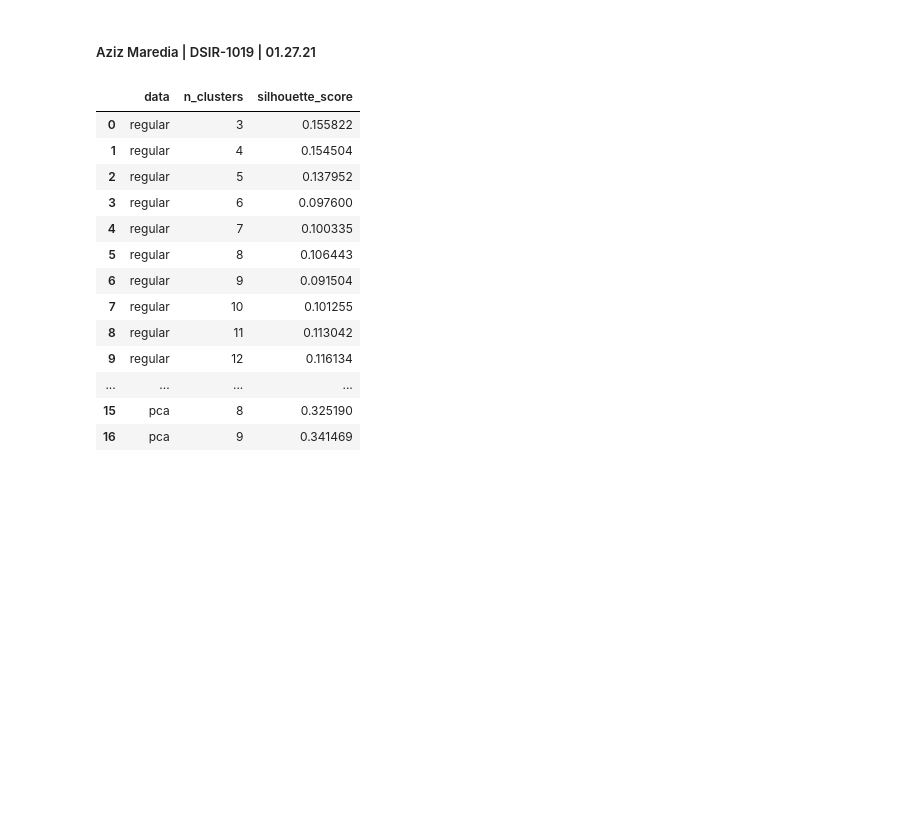
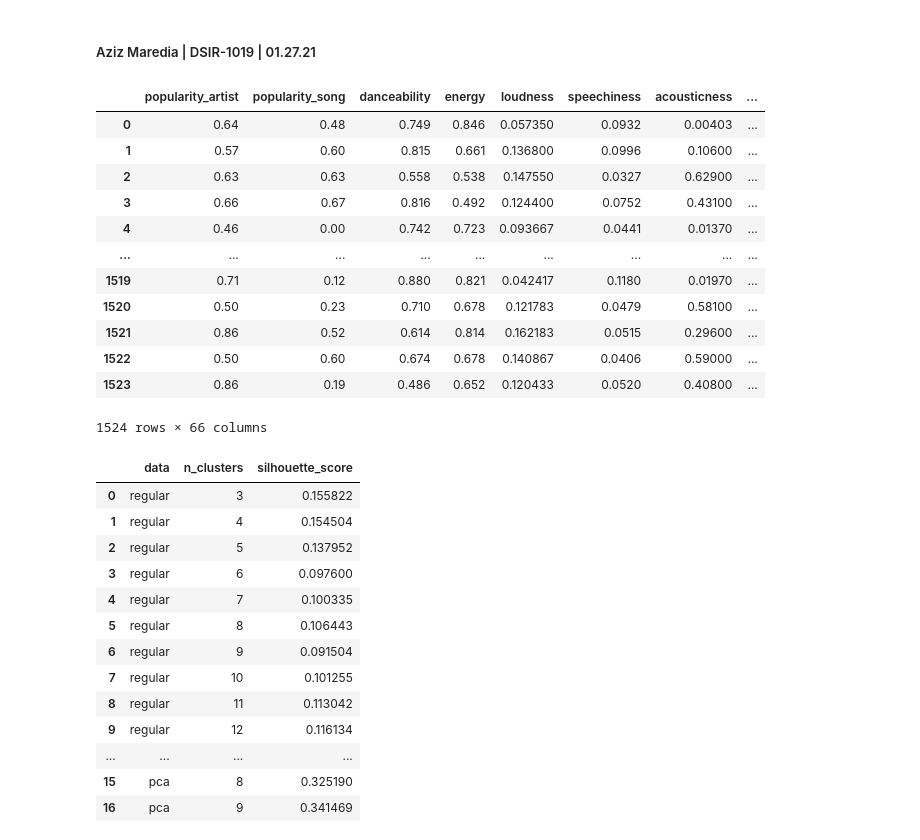
Before and after one commit to mattmcknight13/Sortify, a Jupyter notebook: notebooks/4_modeling_recommender_system.ipynb, the cells around one changed output. Drawn from its saved outputs; the diff is of its cells as text; code cells hidden in the pictures; blank space fills up the shorter version.

```diff
--- a/notebooks/4_modeling_recommender_system.ipynb
+++ b/notebooks/4_modeling_recommender_system.ipynb
@@ -29,6 +29,22 @@ album_tracks_reg.drop(columns = ['track', 'artist', 'data_type'], inplace = True
 
 user_tracks_pca.drop(columns = ['track', 'artist', 'data_type'], inplace = True)
 album_tracks_pca.drop(columns = ['track', 'artist', 'data_type'], inplace = True)
+# %%
+user_tracks_reg
+# %% [output]
+|  | popularity_artist | popularity_song | danceability | energy | loudness | speechiness | acousticness | ... |
+| 0 | 0.64 | 0.48 | 0.749 | 0.846 | 0.057350 | 0.0932 | 0.00403 | ... |
+| 1 | 0.57 | 0.60 | 0.815 | 0.661 | 0.136800 | 0.0996 | 0.10600 | ... |
+| 2 | 0.63 | 0.63 | 0.558 | 0.538 | 0.147550 | 0.0327 | 0.62900 | ... |
+| 3 | 0.66 | 0.67 | 0.816 | 0.492 | 0.124400 | 0.0752 | 0.43100 | ... |
+| 4 | 0.46 | 0.00 | 0.742 | 0.723 | 0.093667 | 0.0441 | 0.01370 | ... |
+| ... | ... | ... | ... | ... | ... | ... | ... | ... |
+| 1519 | 0.71 | 0.12 | 0.880 | 0.821 | 0.042417 | 0.1180 | 0.01970 | ... |
+| 1520 | 0.50 | 0.23 | 0.710 | 0.678 | 0.121783 | 0.0479 | 0.58100 | ... |
+| 1521 | 0.86 | 0.52 | 0.614 | 0.814 | 0.162183 | 0.0515 | 0.29600 | ... |
+| 1522 | 0.50 | 0.60 | 0.674 | 0.678 | 0.140867 | 0.0406 | 0.59000 | ... |
+| 1523 | 0.86 | 0.19 | 0.486 | 0.652 | 0.120433 | 0.0520 | 0.40800 | ... |
+1524 rows × 66 columns
 # %%
 def cluster_user_tracks():
 
```
Also changed, not shown: 2 other files.
